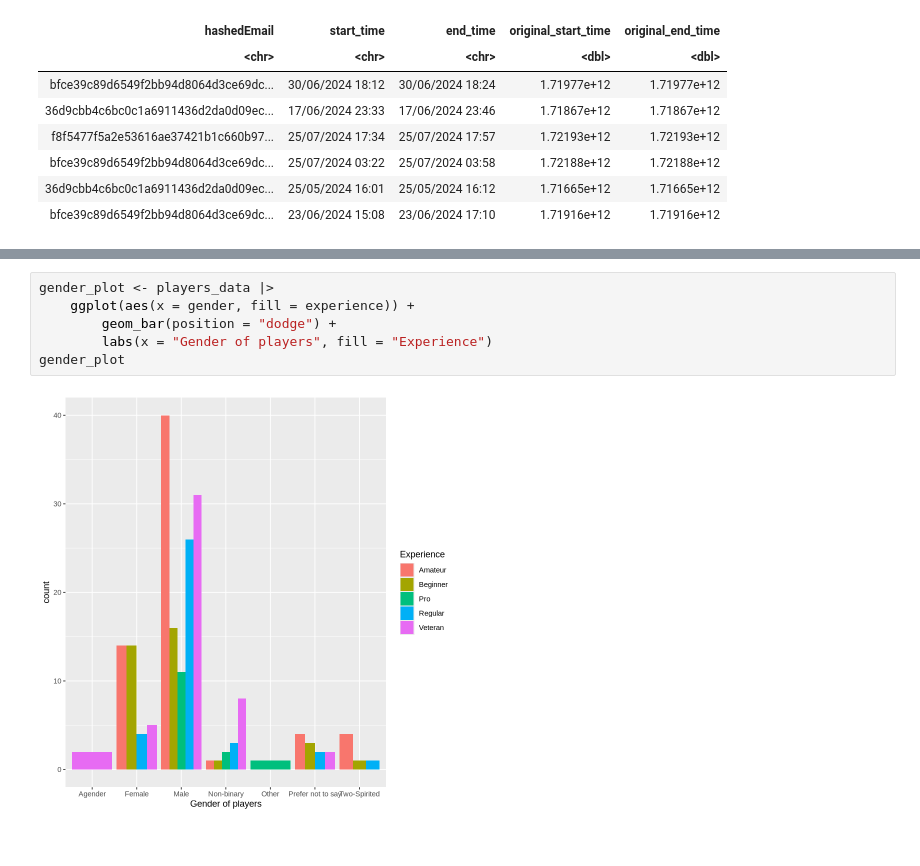
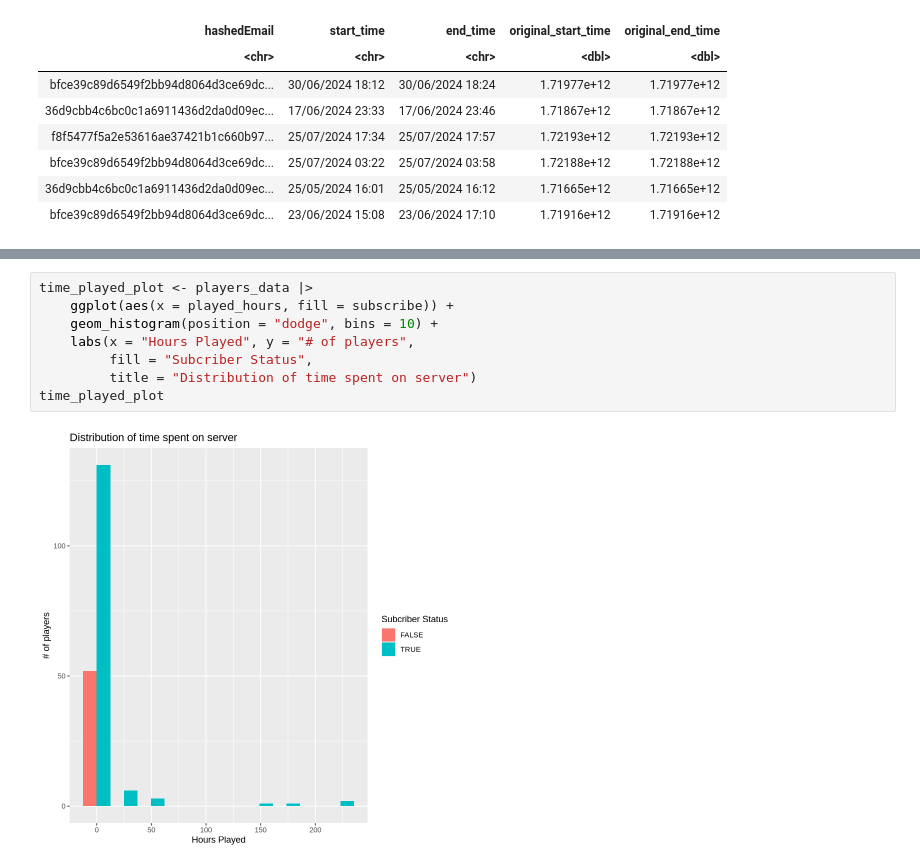
Before and after one commit to ellakiciman/dsci100_project_individual, a Jupyter notebook: project_individual.ipynb, the cells around one changed output, grey strips where cells are left out. Saved outputs shown, nothing was run; the diff lists cells and outputs as text.

```diff
--- a/project_individual.ipynb
+++ b/project_individual.ipynb
@@ -61,8 +85,10 @@ experience_plot
 # %%
-gender_plot <- players_data |>
-    ggplot(aes(x = gender, fill = experience)) +
-        geom_bar(position = "dodge") +
-        labs(x = "Gender of players", fill = "Experience")
-gender_plot
+time_played_plot <- players_data |>
+    ggplot(aes(x = played_hours, fill = subscribe)) +
+    geom_histogram(position = "dodge", bins = 10) +
+    labs(x = "Hours Played", y = "# of players",
+         fill = "Subcriber Status",
+         title = "Distribution of time spent on server")
+time_played_plot
 # %% [output]
-[figure, old version]
+[figure, new version]
```
Also changed, not shown: parts of 9 cells of this notebook.
